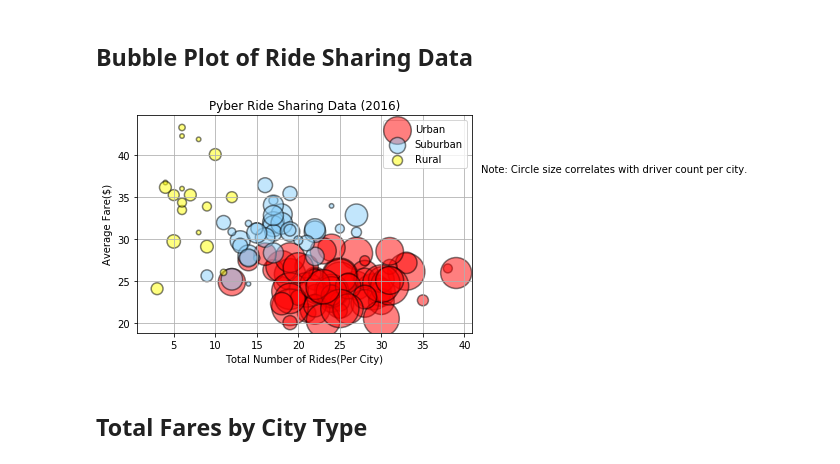
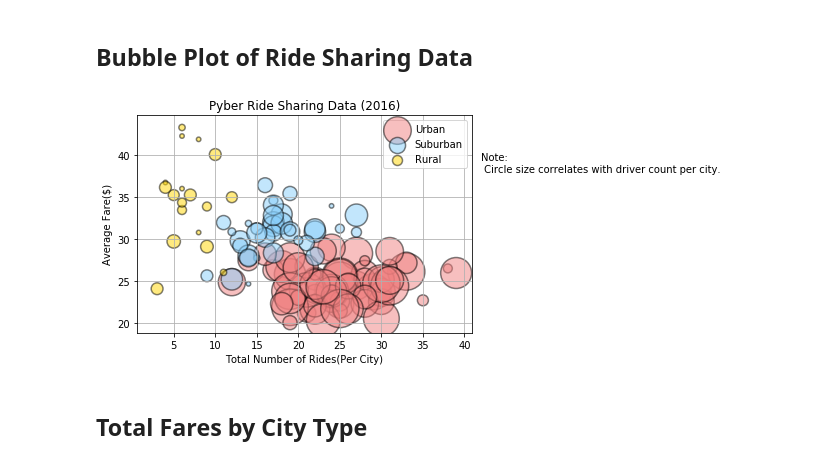
Before and after one commit to ppreeta/submithomework, a Jupyter notebook: Matplotlib/pyber_starter.ipynb, the cells around one changed output. Cells and saved outputs as stored; diff of their text form; code cells hidden in the pictures.

```diff
--- a/Matplotlib/pyber_starter.ipynb
+++ b/Matplotlib/pyber_starter.ipynb
@@ -56,37 +56,37 @@ pyber_cities.head()
 #Urban
 urban = pyber_cities.loc[pyber_cities["City Type"]== "Urban"]
 
 #suburban
 suburban = pyber_cities.loc[pyber_cities["City Type"]== "Suburban"]
 
 #rural
 rural = pyber_cities.loc[pyber_cities["City Type"]== "Rural"]
 
 # Build the scatter plots for each city types
 
 #Urban
-plt.scatter(urban["Number of Rides"], urban["Average Fare per City"], color = "red", edgecolors="black", s = urban["Number of Drivers"]*20, label = "Urban", alpha = 0.5, linewidth = 1.5)
+plt.scatter(urban["Number of Rides"], urban["Average Fare per City"], color = "LightCoral", edgecolors="black", s = urban["Number of Drivers"]*20, label = "Urban", alpha = 0.5, linewidth = 1.5)
 
 #Suburban
 plt.scatter(suburban["Number of Rides"], suburban["Average Fare per City"], color = "lightskyblue", edgecolors ="black", s = suburban["Number of Drivers"]*20, label = "Suburban", alpha = 0.5, linewidth = 1.5)
 
 #Rural
-plt.scatter(rural["Number of Rides"], rural["Average Fare per City"], color = "yellow", edgecolors = "black", s = rural["Number of Drivers"]*20, label = "Rural", alpha = 0.5, linewidth = 1.5)
+plt.scatter(rural["Number of Rides"], rural["Average Fare per City"], color = "Gold", edgecolors = "black", s = rural["Number of Drivers"]*20, label = "Rural", alpha = 0.5, linewidth = 1.5)
 plt.grid()
 #Add title, x axis label and y axis label.
 plt.title("Pyber Ride Sharing Data (2016)")
 plt.xlabel("Total Number of Rides(Per City)")
 plt.ylabel("Average Fare($)")
-plt.text(42, 38,"Note: Circle size correlates with driver count per city.")
+plt.text(42, 38,"Note:\n Circle size correlates with driver count per city.")
 
 #Add the legend.
 plt.legend(loc= "upper right")
 
 #Show plot.
 
 plt.show()
 # %% [output]
-[figure, old version]
+[figure, new version]
 # %% [markdown]
 ## Total Fares by City Type
 # %%
```
Also changed, not shown: parts of 3 cells of this notebook, 1 other file.
